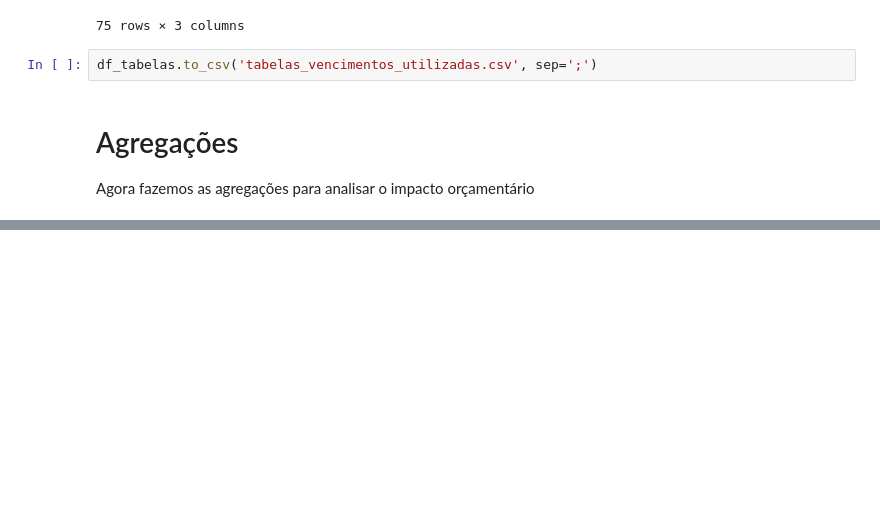
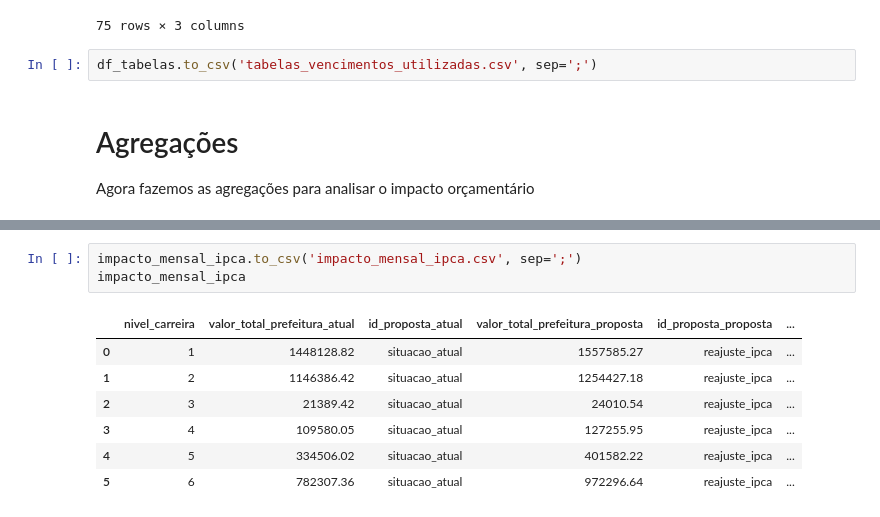
Before and after one commit to h-pgy/estimativa_reajuste_appgg, a Jupyter notebook: calculo_impacto_reajuste.ipynb, the cells around one changed output, grey strips where cells are left out. Drawn from its saved outputs; the diff is of its cells as text; blank space fills up the shorter version.

```diff
--- a/calculo_impacto_reajuste.ipynb
+++ b/calculo_impacto_reajuste.ipynb
@@ -650,0 +712,11 @@ total_ipca_nunes
+# %%
+impacto_mensal_ipca.to_csv('impacto_mensal_ipca.csv', sep=';')
+impacto_mensal_ipca
+# %% [output]
+|  | nivel_carreira | valor_total_prefeitura_atual | id_proposta_atual | valor_total_prefeitura_proposta | id_proposta_proposta | ... |
+| 0 | 1 | 1448128.82 | situacao_atual | 1557585.27 | reajuste_ipca | ... |
+| 1 | 2 | 1146386.42 | situacao_atual | 1254427.18 | reajuste_ipca | ... |
+| 2 | 3 | 21389.42 | situacao_atual | 24010.54 | reajuste_ipca | ... |
+| 3 | 4 | 109580.05 | situacao_atual | 127255.95 | reajuste_ipca | ... |
+| 4 | 5 | 334506.02 | situacao_atual | 401582.22 | reajuste_ipca | ... |
+| 5 | 6 | 782307.36 | situacao_atual | 972296.64 | reajuste_ipca | ... |
```
Also changed, not shown: parts of 20 cells of this notebook, 13 other files.
